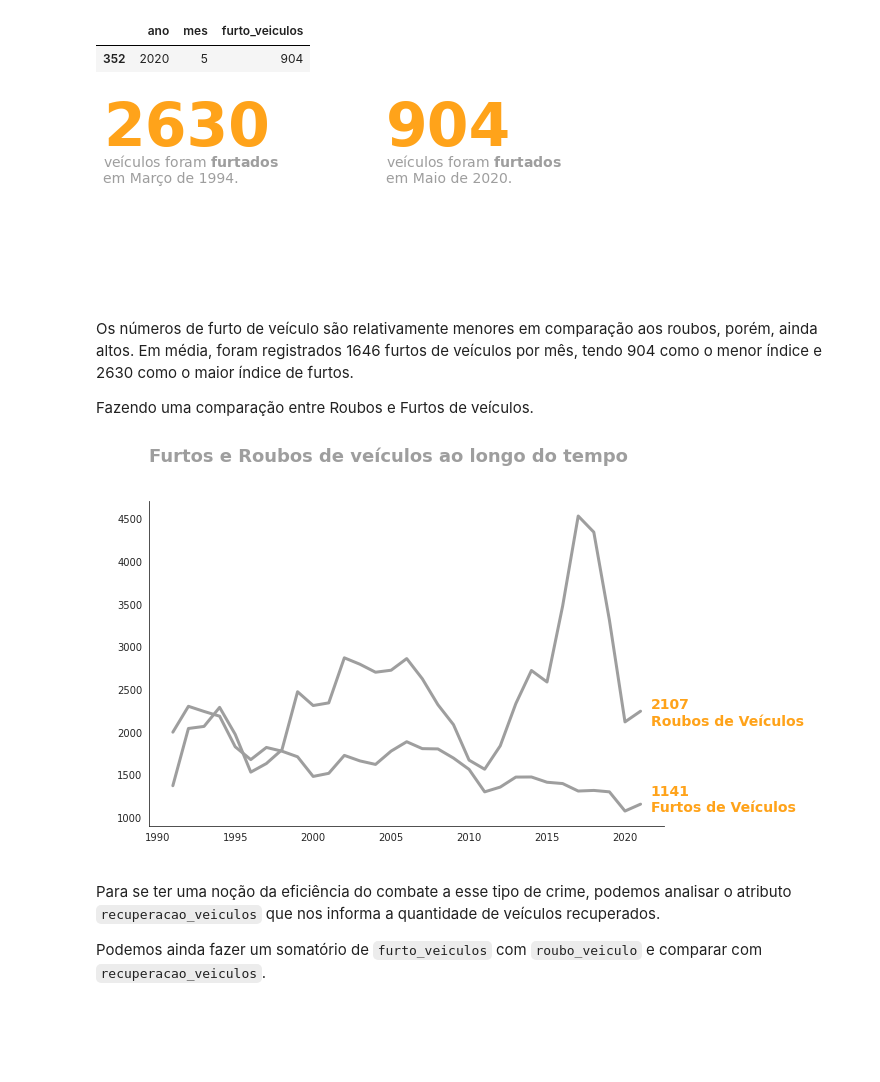
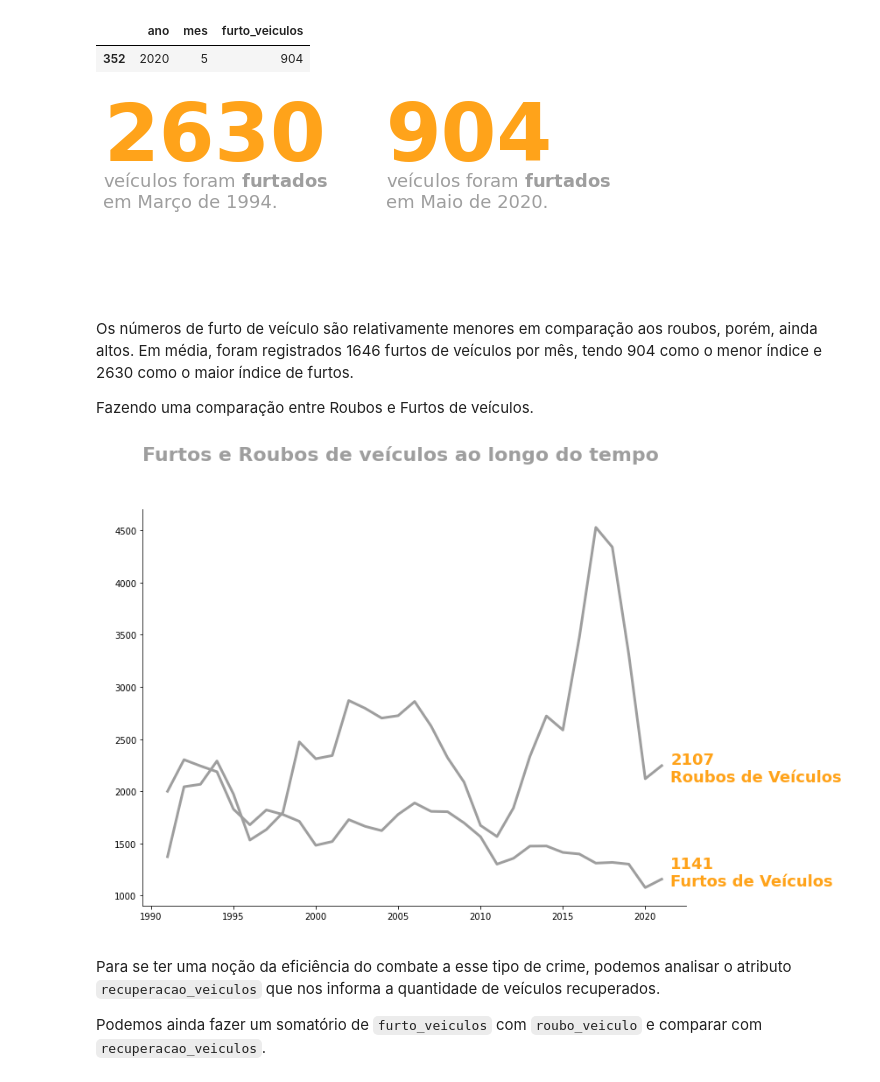
Before and after one commit to roberto-paixao/Analise_Violencia_do_Rio, a Jupyter notebook: Analisando_a_Violência_no_Rio_de_Janeiro.ipynb, the cells around one changed output. Cells and saved outputs as stored; diff of their text form; code cells hidden in the pictures; blank space fills up the shorter version.

```diff
--- a/Analisando_a_Violência_no_Rio_de_Janeiro.ipynb
+++ b/Analisando_a_Violência_no_Rio_de_Janeiro.ipynb
@@ -350,9 +349,8 @@ df.head()
 # %%
 # Plotando a porcentagem de dados ausentes
 # Mostrando apenas os atributos com valores faltantes, descartando os demais.
-sns.set_style('white')
 
-fig, ax = plt.subplots(figsize=(8,8))
+fig, ax = plt.subplots(figsize=(12,10))
 
 missing_percent = df.isnull().mean().sort_values(ascending=False).round(2)*100
 
@@ -381,12 +379,11 @@ ax.text(0,
         -1.7,
         "Porcentagem faltante dos atributos",
         color=CINZA_TITULO,
-        size=18,
+        size=22,
         fontweight="bold")
 
 ax.set_xticklabels([], visible=False)
-
-
+ax.yaxis.set_tick_params(left=False)
 
 sns.despine(left=True, bottom=True);
 # %% [output]
@@ -635,11 +632,11 @@ df.loc[df.furto_veiculos == df.furto_veiculos.min(), ['ano', 'mes', 'furto_veicu
 fig, ax = plt.subplots(ncols=2, figsize=(8,3))
 
 
-ax[0].text(0.0, 1, s=f"{df.furto_veiculos.max()}", size=60, color=LARANJA, fontweight='bold')
-ax[0].text(0.0, 0.750, s='veículos foram $\\bf{furtados}$\nem Março de 1994.', size=14, color=CINZA)
+ax[0].text(0.0, 1, s=f"{df.furto_veiculos.max()}", size=80, color=LARANJA, fontweight='bold')
+ax[0].text(0.0, 0.650, s='veículos foram $\\bf{furtados}$\nem Março de 1994.', size=18, color=CINZA)
 
-ax[1].text(0.0, 1, s=f"{df.furto_veiculos.min()}", size=60, color=LARANJA, fontweight='bold')
-ax[1].text(0.0, 0.750, s='veículos foram $\\bf{furtados}$\nem Maio de 2020.', size=14, color=CINZA)
+ax[1].text(0.0, 1, s=f"{df.furto_veiculos.min()}", size=80, color=LARANJA, fontweight='bold')
+ax[1].text(0.0, 0.650, s='veículos foram $\\bf{furtados}$\nem Maio de 2020.', size=18, color=CINZA)
 
 
 ax[0].xaxis.set_visible(False)
@@ -652,7 +649,7 @@ ax[1].yaxis.set_visible(False)
 sns.despine(left=True, bottom=True)
 plt.tight_layout()
 # %% [output]
-[figure, old version]
+[figure, new version]
 # %% [markdown]
 Os números de furto de veículo são relativamente menores em comparação aos roubos, porém, ainda altos. Em média, foram registrados 1646 furtos de veículos por mês, tendo 904 como o menor índice e 2630 como o maior índice de furtos.
 
@@ -660,7 +657,7 @@ Os números de furto de veículo são relativamente menores em comparação aos
 
 Fazendo uma comparação entre Roubos e Furtos de veículos.
 # %%
-fig, ax = plt.subplots(figsize=(10,6))
+fig, ax = plt.subplots(figsize=(12,8))
 
 
 sns.lineplot(x='ano', y='furto_veiculos', data=df, ci=None, color=CINZA, linewidth=3)
@@ -670,37 +667,37 @@ sns.lineplot(x='ano', y='roubo_veiculo', data=df, ci=None, color=CINZA, linewidt
 ax.text(ax.get_xlim()[0],
         ax.get_ylim()[1]*1.10,
         "Furtos e Roubos de veículos ao longo do tempo",
         color=CINZA,
-        size=18,
+        size=22,
         fontweight="semibold")
 
 ax.set_xlabel([], color='white')
 ax.set_ylabel([], color='white')
 
 
 # Anotação das linhas
 ax.annotate(f"{df.furto_veiculos.values[-1]}\nFurtos de Veículos",
             xy=(df.ano.max(), df.furto_veiculos.values[-1]),
             xytext=(10,-6),
             textcoords="offset points",
-            size=14,
+            size=18,
             fontweight="semibold",
             color=LARANJA
             )
 
 ax.annotate(f"{df.roubo_veiculo.values[-1]}\nRoubos de Veículos",
             xy=(df.ano.max(), df.roubo_veiculo.values[-1]),
             xytext=(10,-2),
             textcoords="offset points",
-            size=14,
+            size=18,
             fontweight="semibold",
             color=LARANJA
             )
 
 sns.despine()
 plt.tight_layout()
 # %% [output]
-[figure, old version]
+[figure, new version]
 # %% [markdown]
 
 Para se ter uma noção da eficiência do combate a esse tipo de crime, podemos analisar o atributo `recuperacao_veiculos` que nos informa a quantidade de veículos recuperados.
```
Also changed, not shown: parts of 43 cells of this notebook.
